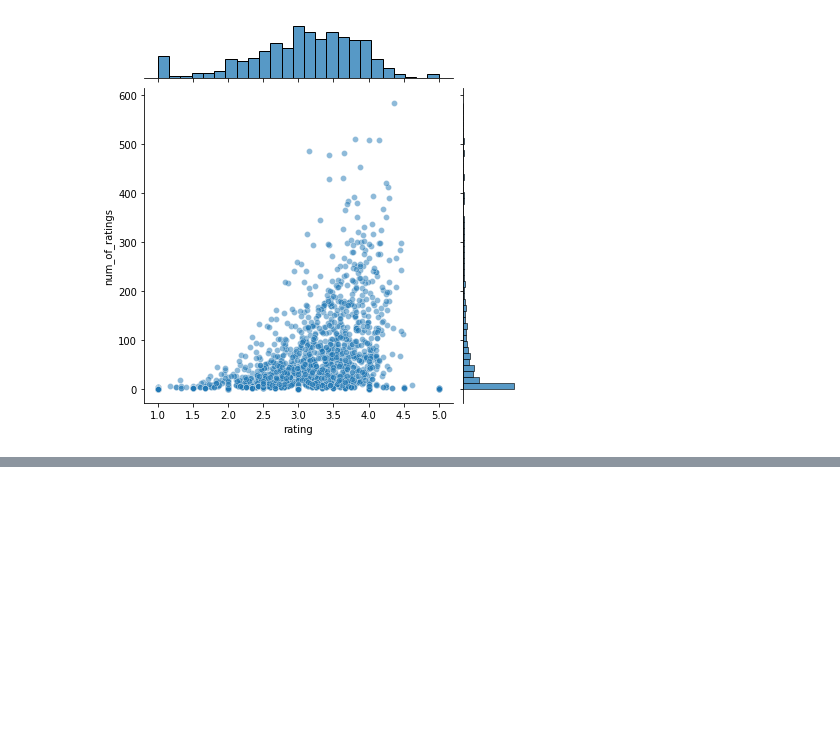
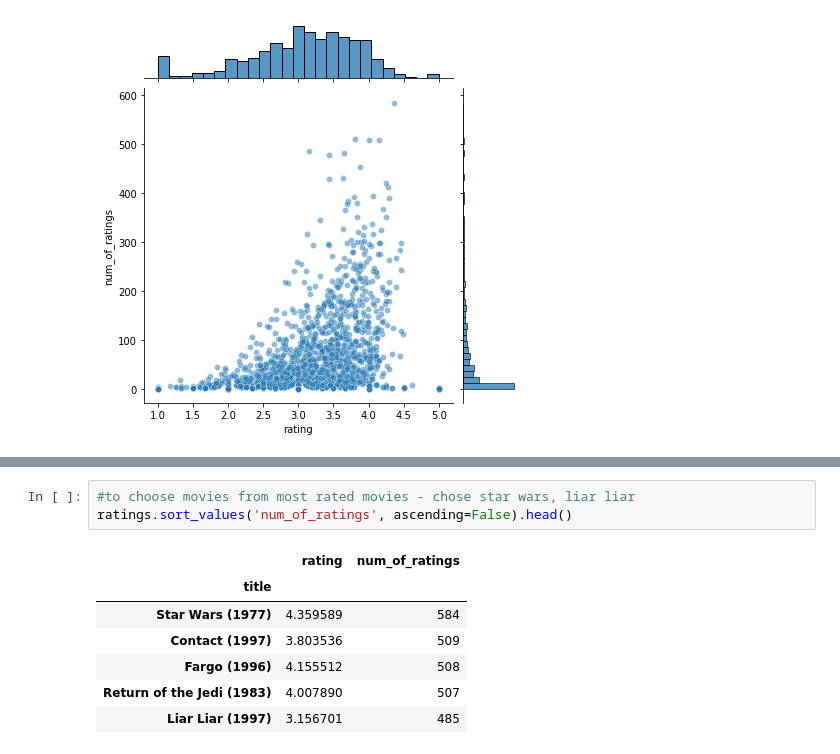
Before and after one commit to MIDAS-26/DS_ML, a Jupyter notebook: ML/RecommenderSystem.ipynb, the cells around one changed output, grey strips where cells are left out. Drawn from its saved outputs; the diff is of its cells as text; blank space fills up the shorter version.

```diff
--- a/ML/RecommenderSystem.ipynb
+++ b/ML/RecommenderSystem.ipynb
@@ -87,0 +101,11 @@ sns.jointplot(x='rating', y='num_of_ratings', data=ratings, alpha=0.5)
+# %%
+#to choose movies from most rated movies - chose star wars, liar liar
+ratings.sort_values('num_of_ratings', ascending=False).head()
+# %% [output]
+|  | rating | num_of_ratings |
+| title |  |  |
+| Star Wars (1977) | 4.359589 | 584 |
+| Contact (1997) | 3.803536 | 509 |
+| Fargo (1996) | 4.155512 | 508 |
+| Return of the Jedi (1983) | 4.007890 | 507 |
+| Liar Liar (1997) | 3.156701 | 485 |
```
Also changed, not shown: parts of 1 cell of this notebook.
